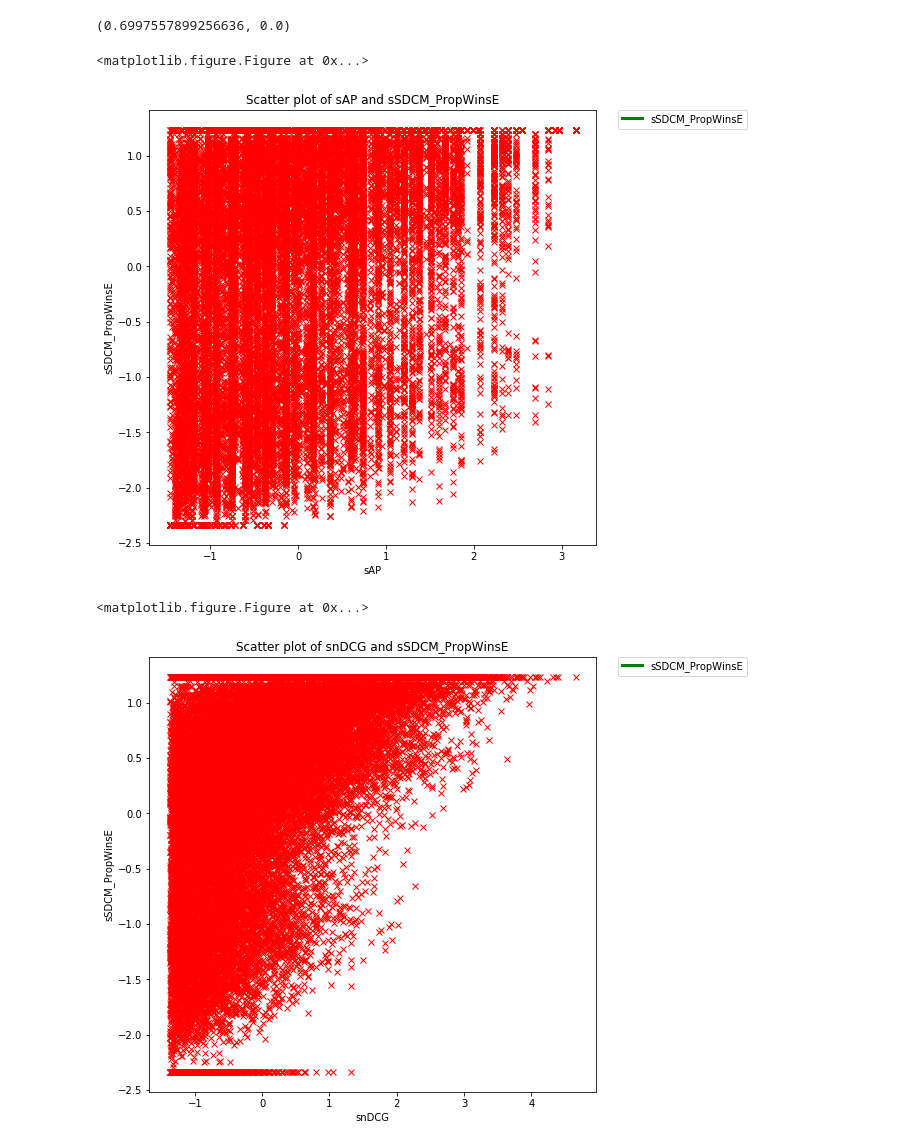
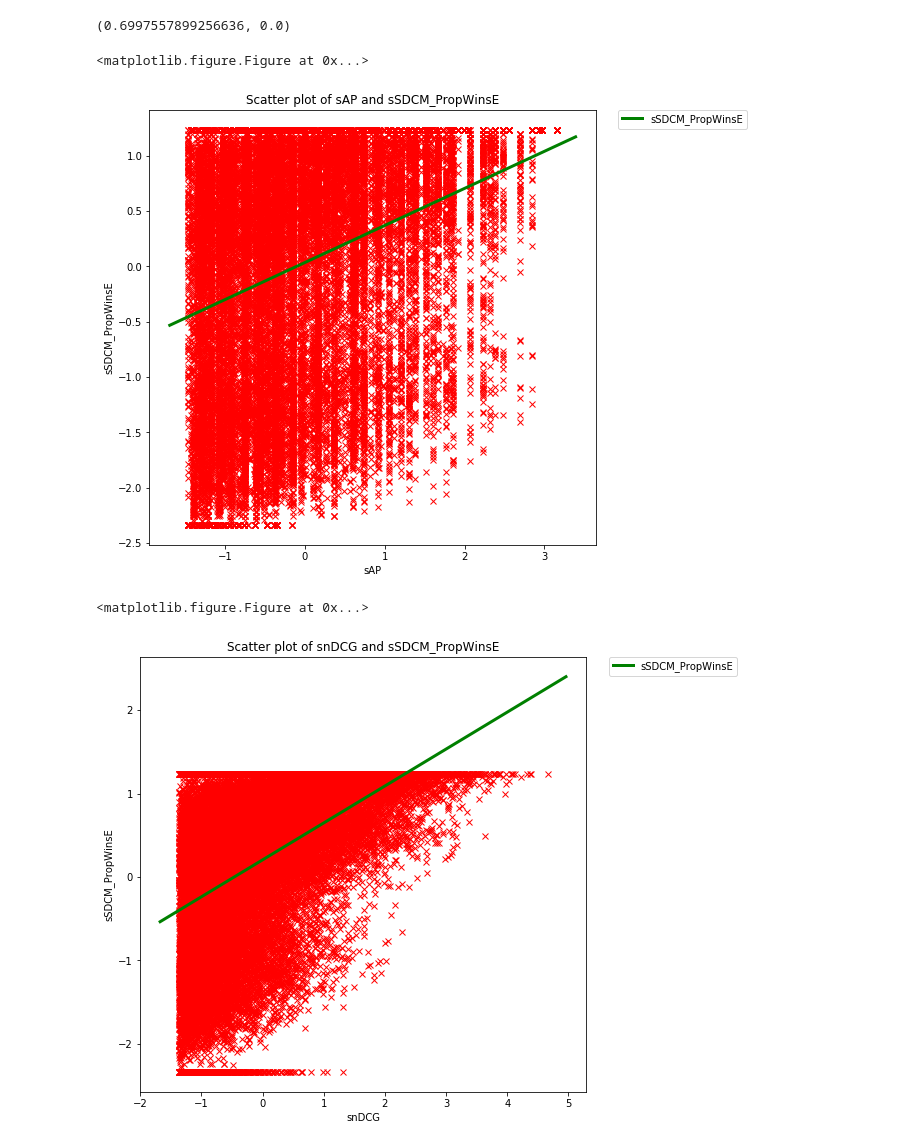
Before and after one commit to AndreiMariusSili/InformationRetrieval, a Jupyter notebook: homework-1/main-all-code.ipynb, the cells around one changed output. Cells and saved outputs as stored; diff of their text form; code cells hidden in the pictures.

Commit message:
more correlation and stuff

```diff
--- a/homework-1/main-all-code.ipynb
+++ b/homework-1/main-all-code.ipynb
@@ -722,13 +722,19 @@ analysis.sign_binomial_test('SDCM')
 # %% [output]
 (0.6997557899256636, 0.0)
 # %%
-analysis.correlation_analysis(analysis.results['sAP'].values, 'sAP', analysis.results['sSDCM_PE'].values, 'sSDCM_PropWinsE')
+sAP = analysis.results['sAP'][analysis.results['sAP'].notnull()].values
+sSDCM_PE = analysis.results['sSDCM_PE'][analysis.results['sAP'].notnull()].values
+
+analysis.correlation_analysis(sAP, 'sAP', sSDCM_PE, 'sSDCM_PropWinsE')
 # %% [output]
 <matplotlib.figure.Figure at 0x...>
-[figure, old version]
+[figure, new version]
 # %%
-analysis.correlation_analysis(analysis.results['snDCG'].values, 'snDCG', analysis.results['sSDCM_PE'].values, 'sSDCM_PropWinsE')
+snDCG = analysis.results['snDCG'][analysis.results['snDCG'].notnull()].values
+sSDCM_PE = analysis.results['sSDCM_PE'][analysis.results['snDCG'].notnull()].values
+
+analysis.correlation_analysis(snDCG, 'snDCG', sSDCM_PE, 'sSDCM_PropWinsE')
 # %% [output]
 <matplotlib.figure.Figure at 0x...>
-[figure, old version]
+[figure, new version]
 # %%
```
Also changed, not shown: parts of 1 cell of this notebook, 2 other files.
